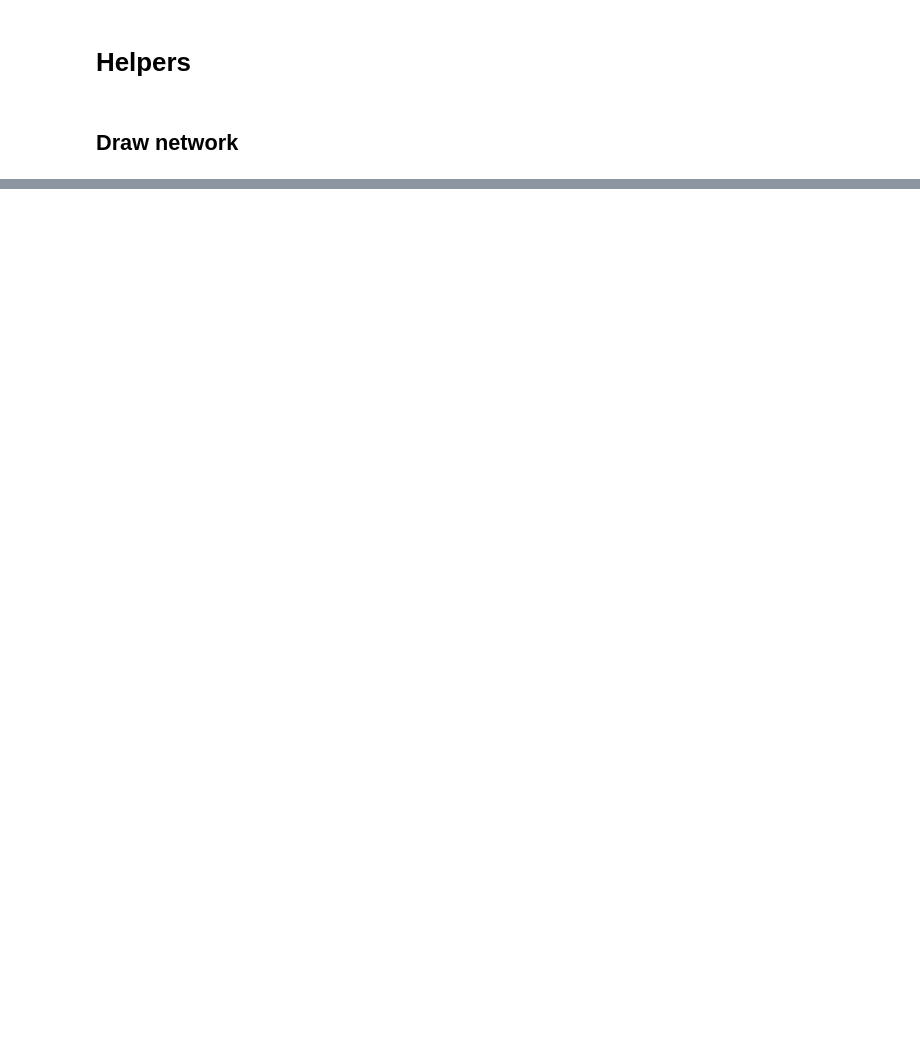
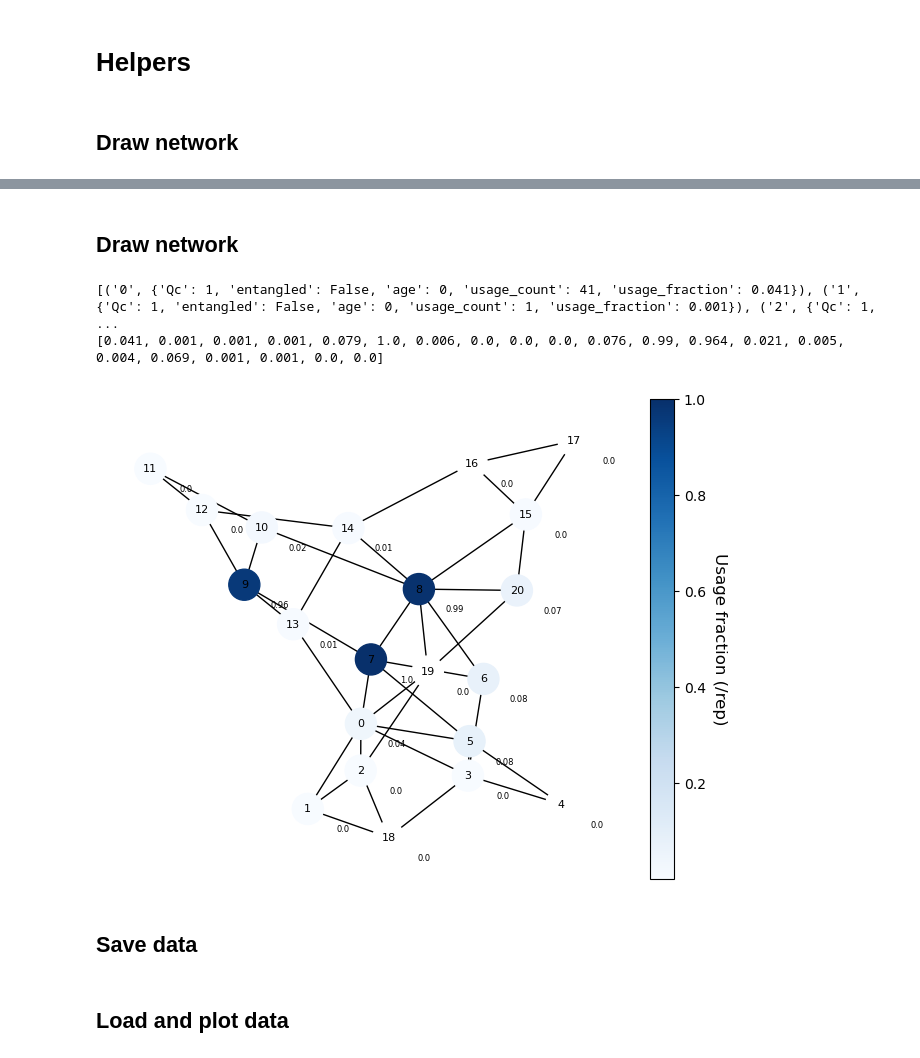
Before and after one commit to 1273758078/quantum_repeaters_HS, a Jupyter notebook: usage_HS.ipynb, the cells around one changed output, grey strips where cells are left out. Drawn from its saved outputs; the diff is of its cells as text; code cells hidden in the pictures; blank space fills up the shorter version.

```diff
--- a/usage_HS.ipynb
+++ b/usage_HS.ipynb
@@ -224,0 +236,21 @@ Drawing network for USnet using encoding latin-1
+# %%
+Mesh_topologies = "UKnet.txt" # "ARPAnet_distancia_MTBF_MTTR.txt", "EON_distancia_MTBF_MTTR.txt", "Eurocore.txt", "NSFnet.txt". "UKnet.txt". "USnet.txt"
+timesteps = 5000
+reps = 1000
+Q_c = 1
+p_op = 1
+loss_dB = 0.2
+protocol = MPC_protocol
+
+H = load_from_file(Mesh_topologies)
+users = [
+    '8',
+    '18',
+    '4',
+    '11',
+    '17',
+]  # "source" for SP & MPG will be the central node
+update_graph_params(H, Qc=Q_c)
+
+set_p_edge(H, p_op, loss_dB)
+er, multipartite_gen_time, links_used = protocol(H, users, timesteps, reps, count_fusion=True)
@@ -224,0 +262,18 @@ Drawing network for USnet using encoding latin-1
+# %% [markdown]
+## Draw network
+# %%
+nodes = H.nodes(data=True)
+
+print(nodes)
+usage = nx.get_node_attributes(H, "usage_fraction")
+print(list(usage.values()))
+# %% [output]
+[('0', {'Qc': 1, 'entangled': False, 'age': 0, 'usage_count': 41, 'usage_fraction': 0.041}), ('1', {'Qc': 1, 'entangled': False, 'age': 0, 'usage_count': 1, 'usage_fraction': 0.001}), ('2', {'Qc': 1,  ...
+[0.041, 0.001, 0.001, 0.001, 0.079, 1.0, 0.006, 0.0, 0.0, 0.0, 0.076, 0.99, 0.964, 0.021, 0.005, 0.004, 0.069, 0.001, 0.001, 0.0, 0.0]
+# %%
+draw_network(H, "m")
+plt.savefig("figures_HS/usage.png", dpi=600, bbox_inches="tight")
+# %% [output]
+[figure, added]
+# %% [markdown]
+## Save data
@@ -224,0 +296,2 @@ Drawing network for USnet using encoding latin-1
+# %% [markdown]
+## Load and plot data
```
Also changed, not shown: parts of 38 cells of this notebook, 30 other files.
